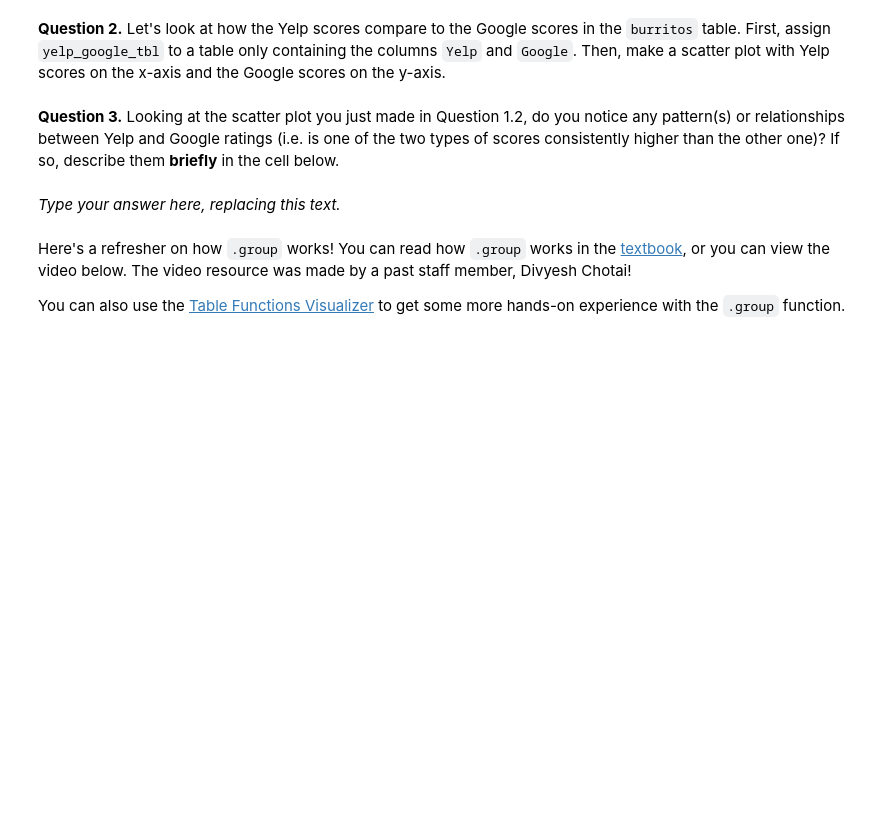
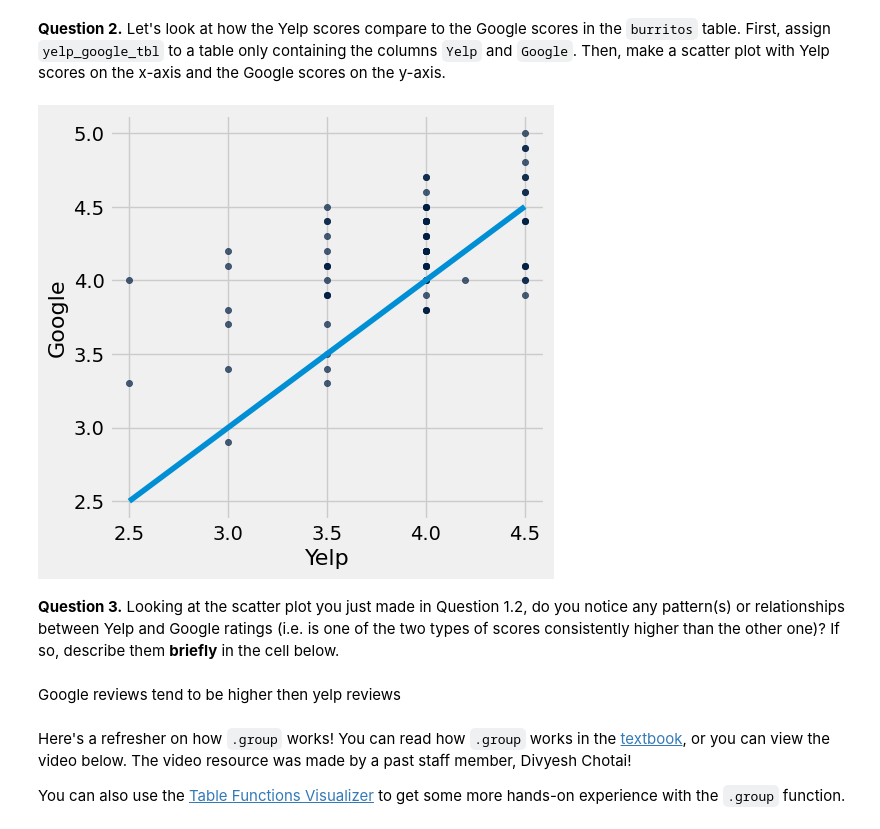
Before and after one commit to loganmroczek/24-Fall-Data1350, a Jupyter notebook: hw04/hw04/hw04.ipynb, the cells around one changed output. Drawn from its saved outputs; the diff is of its cells as text; code cells hidden in the pictures; blank space fills up the shorter version.

```diff
--- a/hw04/hw04/hw04.ipynb
+++ b/hw04/hw04/hw04.ipynb
@@ -61,12 +91,14 @@ grader.check("q1_1")
 
 **Question 2.** Let's look at how the Yelp scores compare to the Google scores in the `burritos` table. First, assign `yelp_google_tbl` to a table only containing the columns `Yelp` and `Google`. Then, make a scatter plot with Yelp scores on the x-axis and the Google scores on the y-axis.
 # %%
-yelp_google_tbl = ...
-...
+yelp_google_tbl = ratings.drop('Name', 'Overall')
+yelp_google_tbl.scatter('Yelp', 'Google')
 
 # Don't change/edit/remove the following line.
 # To help you make conclusions, we have plotted a straight line on the graph (y=x).
 plt.plot(np.arange(2.5,5,.5), np.arange(2.5,5,.5));
+# %% [output]
+[figure, added]
 # %% [markdown]
 <!-- END QUESTION -->
 
@@ -74,7 +106,7 @@ plt.plot(np.arange(2.5,5,.5), np.arange(2.5,5,.5));
 
 **Question 3.** Looking at the scatter plot you just made in Question 1.2, do you notice any pattern(s) or relationships between Yelp and Google ratings (i.e. is one of the two types of scores consistently higher than the other one)? If so, describe them **briefly** in the cell below.
 # %% [markdown]
-_Type your answer here, replacing this text._
+Google reviews tend to be higher then yelp reviews
 # %% [markdown]
 <!-- END QUESTION -->
 
```
Also changed, not shown: parts of 7 cells of this notebook, 3 other files.
